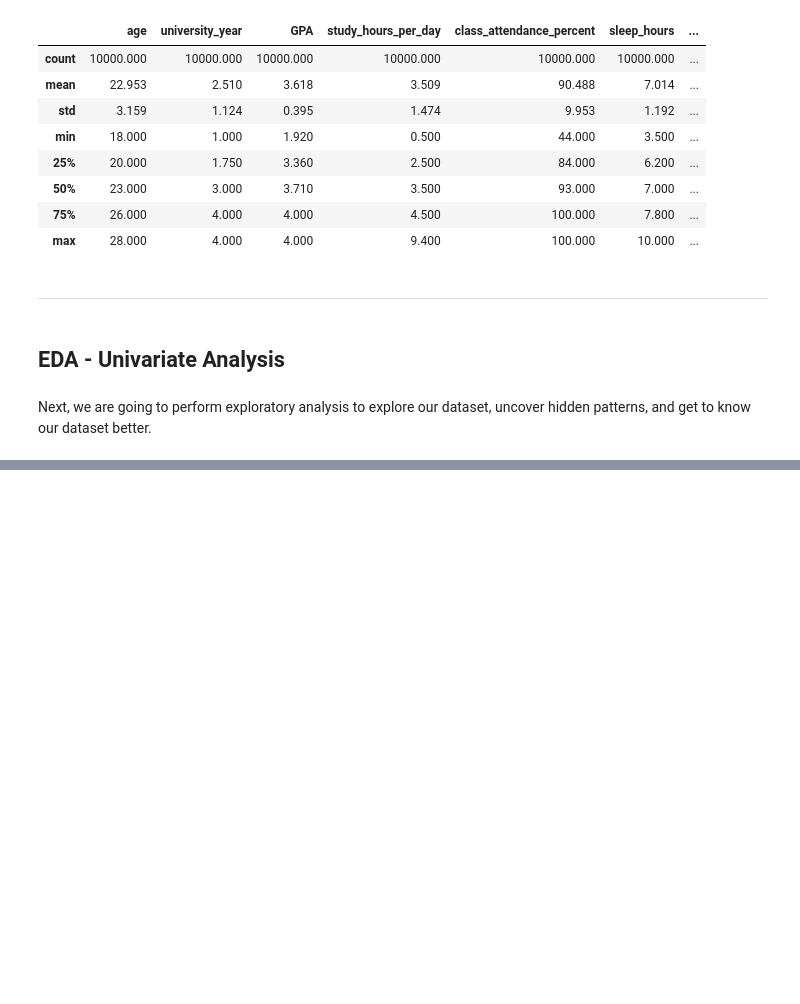
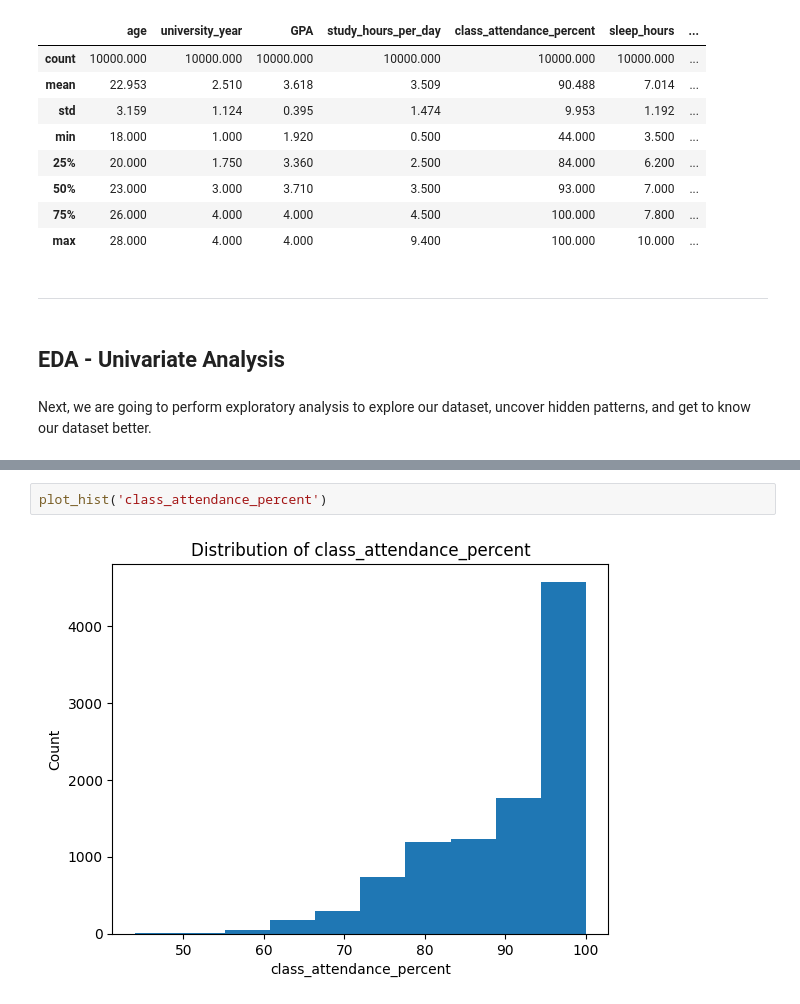
Before and after one commit to jo2eph/student_performance_analysis, a Jupyter notebook: notebooks/02_EDA.ipynb, the cells around one changed output, grey strips where cells are left out. Saved outputs shown, nothing was run; the diff lists cells and outputs as text; blank space fills up the shorter version.

```diff
--- a/notebooks/02_EDA.ipynb
+++ b/notebooks/02_EDA.ipynb
@@ -102,0 +122,4 @@ Next, we are going to perform exploratory analysis to explore our dataset, uncov
+# %%
+plot_hist('class_attendance_percent')
+# %% [output]
+[figure, added]
```
Also changed, not shown: parts of 10 cells of this notebook.
